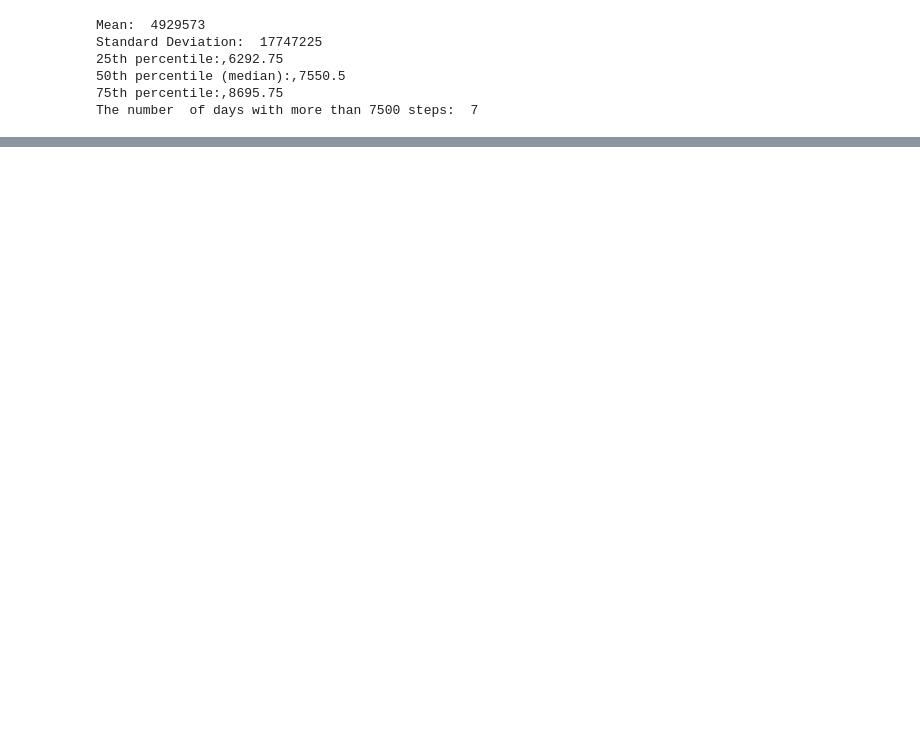
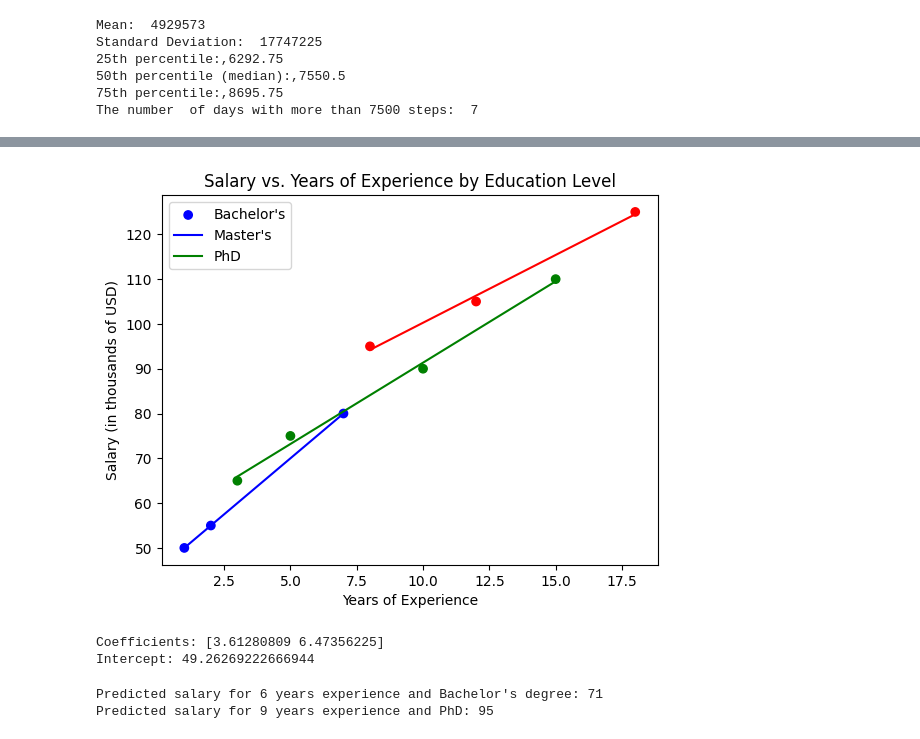
Before and after one commit to MattM1114/uni_work, a Jupyter notebook: practials/datascince_assighment.ipynb, the cells around one changed output, grey strips where cells are left out. Cells and saved outputs as stored; diff of their text form; code cells hidden in the pictures; blank space fills up the shorter version.

```diff
--- a/practials/datascince_assighment.ipynb
+++ b/practials/datascince_assighment.ipynb
@@ -49,0 +120,46 @@ The number  of days with more than 7500 steps:  7
+# %%
+# Function to plot line of best fit
+def plot_best_fit(df, education_level, color):
+    subset = df[df['Education Level'] == education_level]
+    m, b = np.polyfit(subset['Years of Experience'], subset['Salary'], 1)
+    plt.plot(subset['Years of Experience'], m * subset['Years of Experience'] + b, color=color)
+
+# Scatter plot with lines of best fit
+plt.scatter(df['Years of Experience'], df['Salary'], c=df['Color'])
+plot_best_fit(df, 0, 'blue')
+plot_best_fit(df, 1, 'green')
+plot_best_fit(df, 2, 'red')
+plt.xlabel('Years of Experience')
+plt.ylabel('Salary (in thousands of USD)')
+plt.title('Salary vs. Years of Experience by Education Level')
+plt.legend(['Bachelor\'s', 'Master\'s', 'PhD'], loc='upper left')
+plt.show()
+# %% [output]
+[figure, added]
+# %%
+# Prepare data
+X = df[['Years of Experience', 'Education Level']]
+y = df['Salary']
+
+# Add a column of ones to X to include the intercept in the model
+X = np.c_[np.ones(X.shape[0]), X]
+
+# Fit the model using the normal equation
+theta = np.linalg.inv(X.T @ X) @ X.T @ y
+
+# Display coefficients and intercept
+print(f'Coefficients: {theta[1:]}')
+print(f'Intercept: {theta[0]}')
+# %% [output]
+Coefficients: [3.61280809 6.47356225]
+Intercept: 49.26269222666944
+# %%
+# Predictions
+pred_6_bachelors = theta[0] + theta[1] * 6 + theta[2] * 0
+pred_9_phd = theta[0] + theta[1] * 9 + theta[2] * 2
+
+print(f'Predicted salary for 6 years experience and Bachelor\'s degree: {round(pred_6_bachelors)}')
+print(f'Predicted salary for 9 years experience and PhD: {round(pred_9_phd)}')
+# %% [output]
+Predicted salary for 6 years experience and Bachelor's degree: 71
+Predicted salary for 9 years experience and PhD: 95
```
Also changed, not shown: parts of 3 cells of this notebook.
